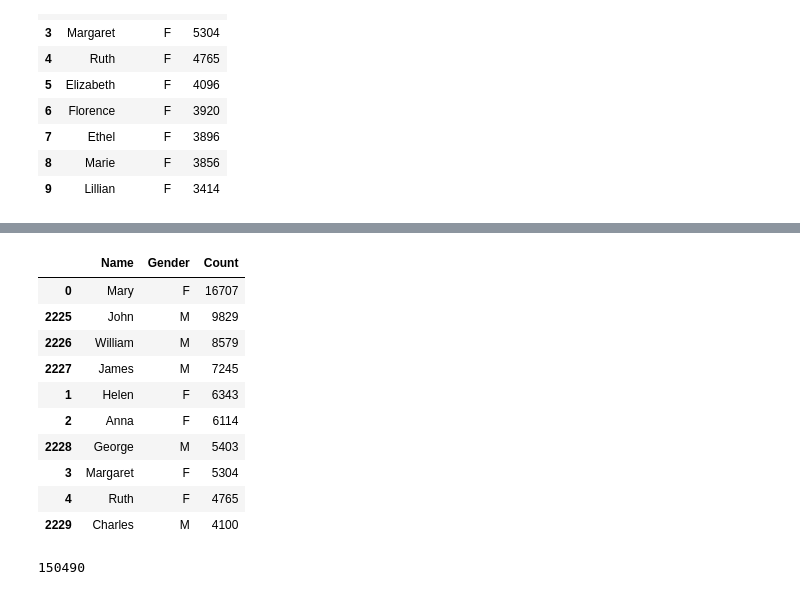
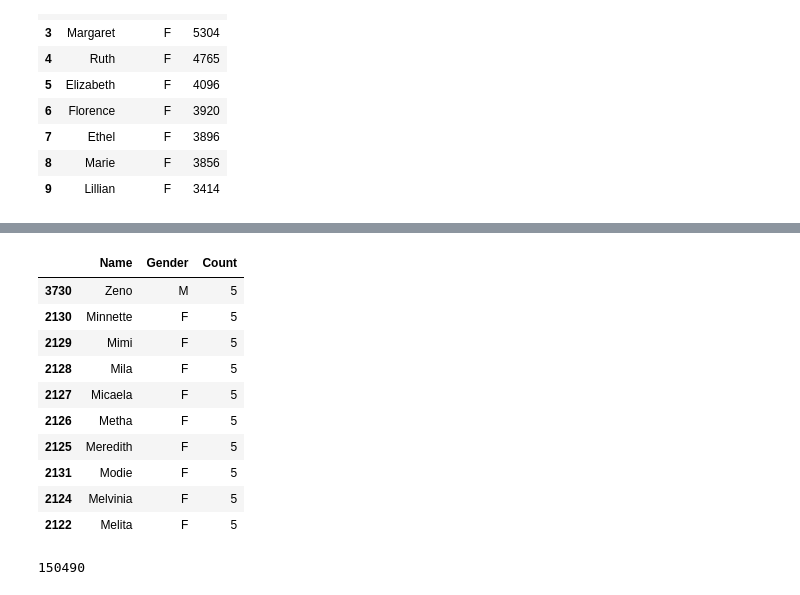
Before and after one commit to netology-code/pythoncourse, a Jupyter notebook: 4_1_Common.ipynb, the cells around one changed output, grey strips where cells are left out. Saved outputs shown, nothing was run; the diff lists cells and outputs as text; code cells hidden in the pictures.

```diff
--- a/4_1_Common.ipynb
+++ b/4_1_Common.ipynb
@@ -85,4 +103,6 @@ weather
 ## Файлы для практики
 
 https://catalog.data.gov/dataset/baby-names-from-social-security-card-applications-national-level-data
+# %%
+DATA_PATH = '/Users/ashvets/Temp/names/'
 # %%
@@ -101,7 +121,7 @@ pd.read_csv('/Users/ashvets/Temp/names/yob1880.txt').head(10)
 | 9 | Annie | F | 1258 |
 # %%
 names = pd.read_csv(
-    '/Users/ashvets/Temp/names/yob1900.txt',
+    DATA_PATH + 'yob1900.txt',
     names=['Name','Gender','Count']
 )
 names.head(10)
@@ -149,17 +177,17 @@ weather.to_csv('/Users/ashvets/Temp/names/weather.csv', index=False)
 # %%
-names.sort_values(by='Count', ascending=False).head(10)
+names.sort_values(by='Count', ascending=True).head(10)
 # %% [output]
 |  | Name | Gender | Count |
-| 0 | Mary | F | 16707 |
-| 2225 | John | M | 9829 |
-| 2226 | William | M | 8579 |
-| 2227 | James | M | 7245 |
-| 1 | Helen | F | 6343 |
-| 2 | Anna | F | 6114 |
-| 2228 | George | M | 5403 |
-| 3 | Margaret | F | 5304 |
-| 4 | Ruth | F | 4765 |
-| 2229 | Charles | M | 4100 |
+| 3730 | Zeno | M | 5 |
+| 2130 | Minnette | F | 5 |
+| 2129 | Mimi | F | 5 |
+| 2128 | Mila | F | 5 |
+| 2127 | Micaela | F | 5 |
+| 2126 | Metha | F | 5 |
+| 2125 | Meredith | F | 5 |
+| 2131 | Modie | F | 5 |
+| 2124 | Melvinia | F | 5 |
+| 2122 | Melita | F | 5 |
 # %%
 names[names.Gender=='M'].Count.sum()
 # %% [output]
```
Also changed, not shown: parts of 28 cells of this notebook.
